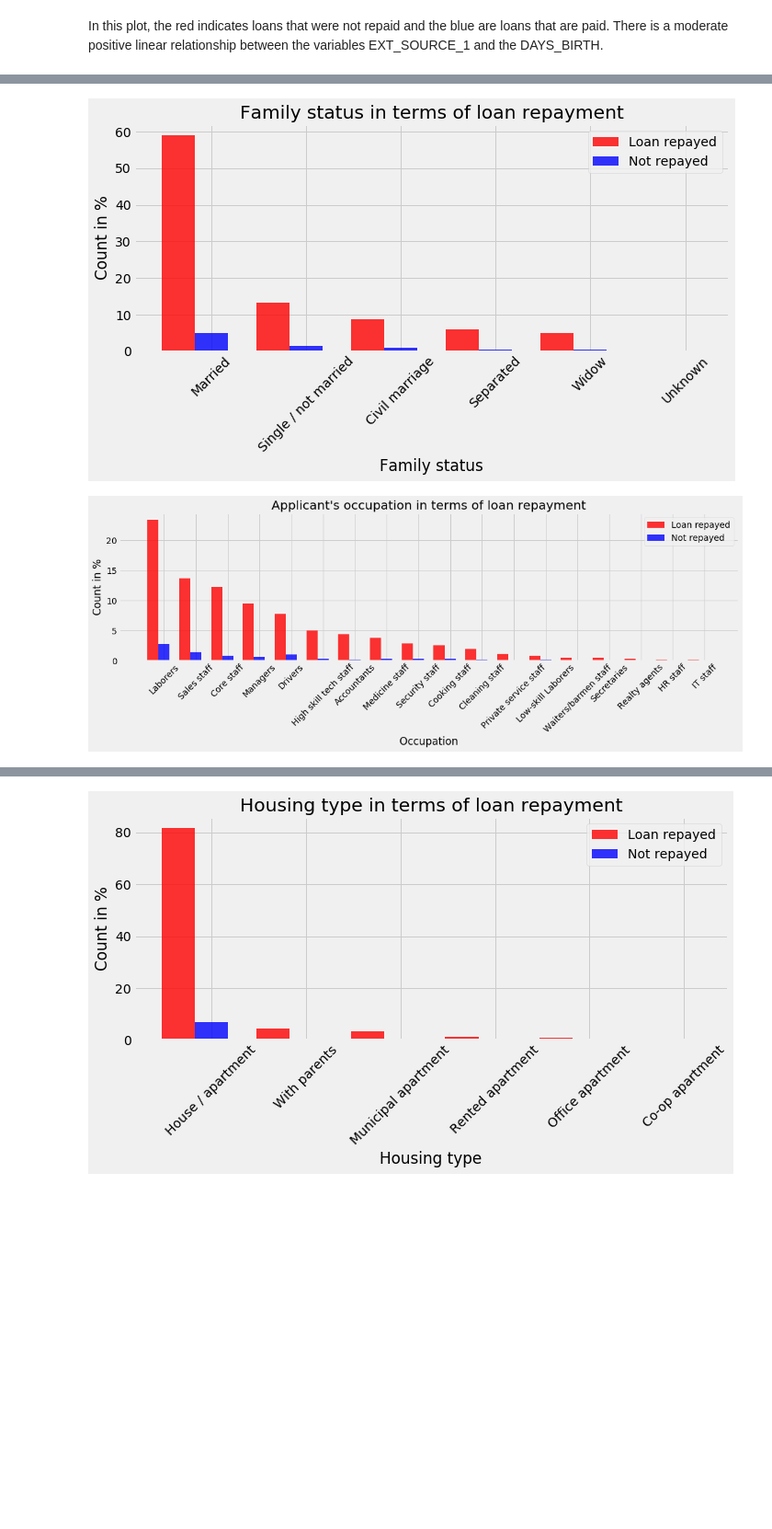
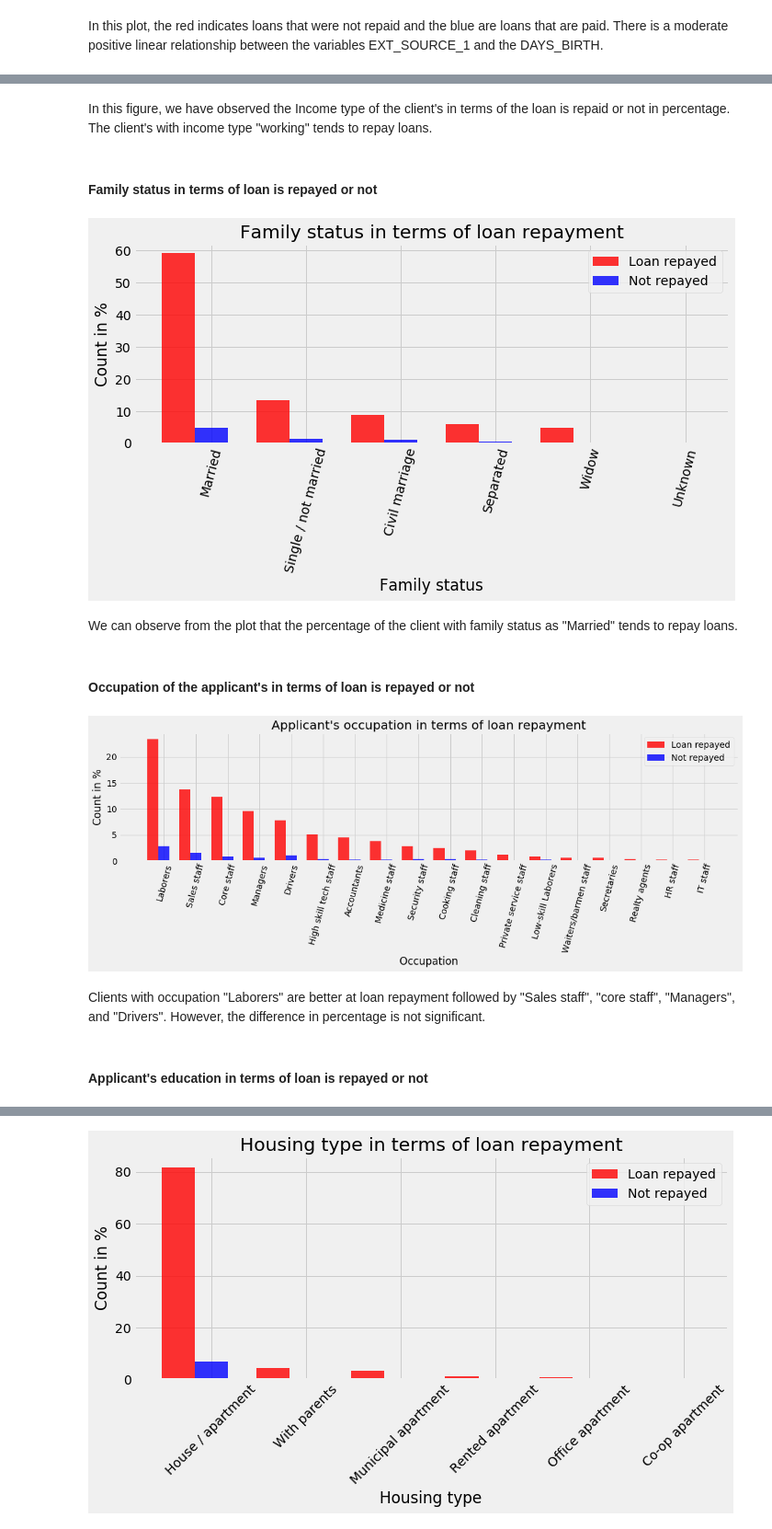
Before and after one commit to BhaskarCS/Springboard, a Jupyter notebook: Capstone_1_Project/Data-Story_Telling.ipynb, the cells around one changed output, grey strips where cells are left out. Shown at 92% size. Drawn from its saved outputs; the diff is of its cells as text; code cells hidden in the pictures; blank space fills up the shorter version.

Commit message:
Updated Data-Story_Telling notebook

```diff
--- a/Capstone_1_Project/Data_Story_Telling.ipynb
+++ b/Capstone_1_Project/Data-Story_Telling.ipynb
@@ -386,3 +388,7 @@ plt.show()
+# %% [markdown]
+In this figure, we have observed the Income type of the client's in terms of the loan is repaid or not in percentage. The client's with income type "working" tends to repay loans.
+# %% [markdown]
+#### Family status in terms of loan is repayed or not
 # %%
 # Plot Family status in terms of loan is repayed or not
 
@@ -407,44 +413,52 @@ no_pay_plot = plt.bar(index + bar_width, loan_not_payed, bar_width, alpha=opacit
 plt.xlabel('Family status')
 plt.ylabel('Count in %')
 plt.title('Family status in terms of loan repayment')
-plt.xticks(index + bar_width, plot_data.index, rotation=45)
+plt.xticks(index + bar_width, plot_data.index, rotation=75)
 plt.legend()
 plt.style.use('fivethirtyeight')
 plt.tight_layout(h_pad = 2.5)
 plt.show()
 # %% [output]
-[figure, old version]
+[figure, new version]
+# %% [markdown]
+We can observe from the plot that the percentage of the client with family status as "Married" tends to repay loans.
+# %% [markdown]
+#### Occupation of the applicant's in terms of loan is repayed or not
 # %%
 # Plot Occupation of the applicant\'s in terms of loan is repayed or not
 
 plot_data = train_data["OCCUPATION_TYPE"].value_counts()
 repayed_n = []
 repayed_y = []
 for val in plot_data.index:
     repayed_n.append(np.sum(train_data["TARGET"][train_data["OCCUPATION_TYPE"]==val] == 1))
     repayed_y.append(np.sum(train_data["TARGET"][train_data["OCCUPATION_TYPE"]==val] == 0))
 
 loan_repayed  = (repayed_y / plot_data.sum()) * 100
 loan_not_payed = (repayed_n / plot_data.sum()) * 100
 # create plot
 fig, ax = plt.subplots(figsize = (15, 6))
 index = np.arange(len(plot_data.index))
 bar_width = 0.35
 opacity = 0.8
 
 repayed_plot = plt.bar(index, loan_repayed, bar_width, alpha=opacity, color='r', label='Loan repayed')
 no_pay_plot = plt.bar(index + bar_width, loan_not_payed, bar_width, alpha=opacity, color='b', label='Not repayed')
 
 plt.xlabel('Occupation')
 plt.ylabel('Count in %')
 plt.title('Applicant\'s occupation in terms of loan repayment')
-plt.xticks(index + bar_width, plot_data.index, rotation=45)
+plt.xticks(index + bar_width, plot_data.index, rotation=75)
 plt.legend()
 plt.style.use('fivethirtyeight')
 plt.tight_layout(h_pad = 2.5)
 plt.show()
 # %% [output]
-[figure, old version]
+[figure, new version]
+# %% [markdown]
+Clients with occupation "Laborers" are better at loan repayment followed by "Sales staff", "core staff", "Managers", and "Drivers". However, the difference in percentage is not significant.
+# %% [markdown]
+#### Applicant's education in terms of loan is repayed or not
 # %%
 # Plot Applicant\'s education in terms of loan is repayed or not
 
```
Also changed, not shown: parts of 10 cells of this notebook.
